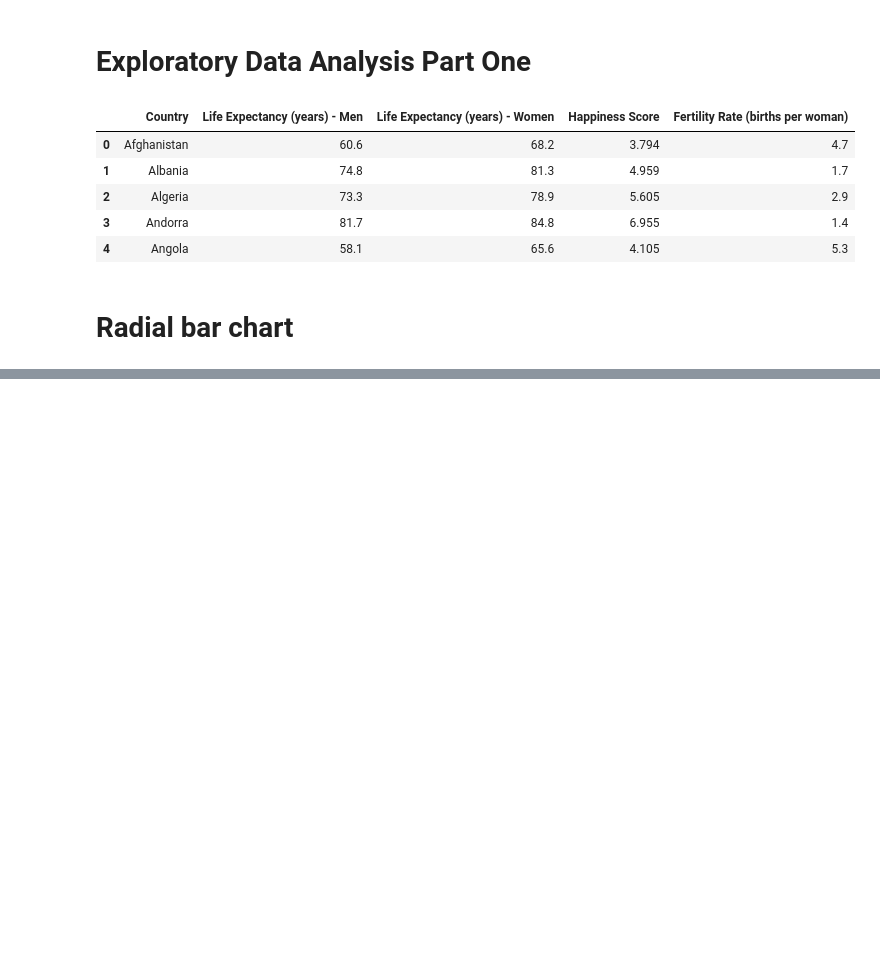
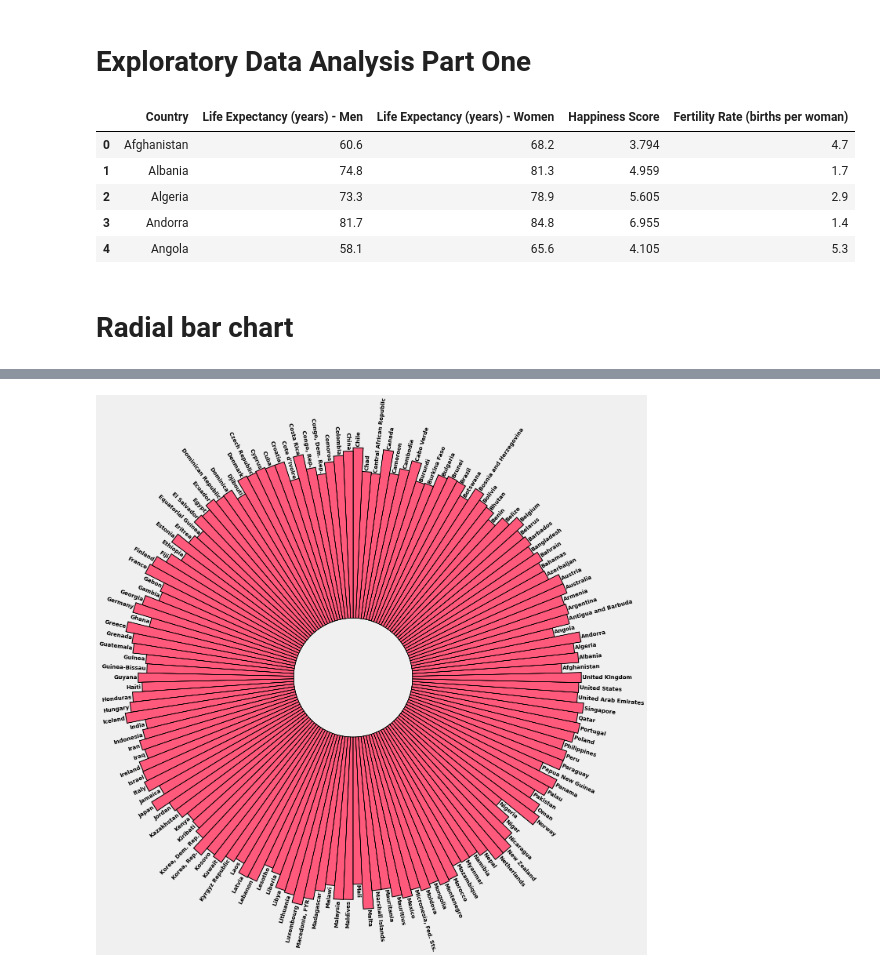
Before and after one commit to AbdullahSangha/Kaggle, a Jupyter notebook: it-s-all-about-life.ipynb, the cells around one changed output, grey strips where cells are left out. Cells and saved outputs as stored; diff of their text form; code cells hidden in the pictures; blank space fills up the shorter version.

```diff
--- a/it-s-all-about-life.ipynb
+++ b/it-s-all-about-life.ipynb
@@ -266,0 +258,72 @@ for bar, angle, height, label in zip(bars,angles, heights, df2["Country"]):
+# %%
+df3 = life_exp_df
+# .sort_values('Life Expectancy (years) - Women', ascending = False).head(120)
+# You can add this line of code at end of first line to sort values in chart below, it's optional and also you can use head function to specify values...
+# %%
+# set figure size
+plt.figure(figsize=(20,24))
+ax = plt.subplot(111, polar=True)
+plt.axis('off')
+
+
+# Set the coordinates limits
+upperLimit = 100
+lowerLimit = 30
+
+# Compute max and min in the dataset
+max = df3['Life Expectancy (years) - Women'].max()
+
+# Let's compute heights: they are a conversion of each item value in those new coordinates
+# In our example, 0 in the dataset will be converted to the lowerLimit (10)
+# The maximum will be converted to the upperLimit (100)
+slope = (max - lowerLimit) / max
+heights = slope * df3['Life Expectancy (years) - Women'] + lowerLimit
+
+# Compute the width of each bar. In total we have 2*Pi = 360°
+width = 2*np.pi / len(df3.index)
+
+# Compute the angle each bar is centered on:
+indexes = list(range(1, len(df3.index)+1))
+angles = [element * width for element in indexes]
+angles
+
+# Draw bars
+bars = ax.bar(
+    x=angles,
+    height=heights,
+    width=width,
+    bottom=lowerLimit,
+    linewidth=2,
+    edgecolor="black",
+    color="#FF597B",
+)
+
+# little space between the bar and the label
+labelPadding = 0.5
+
+# Add labels
+for bar, angle, height, label in zip(bars,angles, heights, df3["Country"]):
+
+    # Labels are rotated. Rotation must be specified in degrees :(
+    rotation = np.rad2deg(angle)
+
+    # Flip some labels upside down
+    alignment = ""
+    if angle >= np.pi/2 and angle < 3*np.pi/2:
+        alignment = "right"
+        rotation = rotation + 180
+    else:
+        alignment = "left"
+
+    # Finally add the labels
+    plt.rcParams["font.weight"] = 'bold'
+    ax.text(
+        x=angle,
+        y=lowerLimit + bar.get_height() + labelPadding,
+        s=label,
+        ha=alignment,
+        va='center',
+        rotation=rotation,
+        rotation_mode="anchor")
+# %% [output]
+[figure, added]
```
Also changed, not shown: parts of 9 cells of this notebook.
